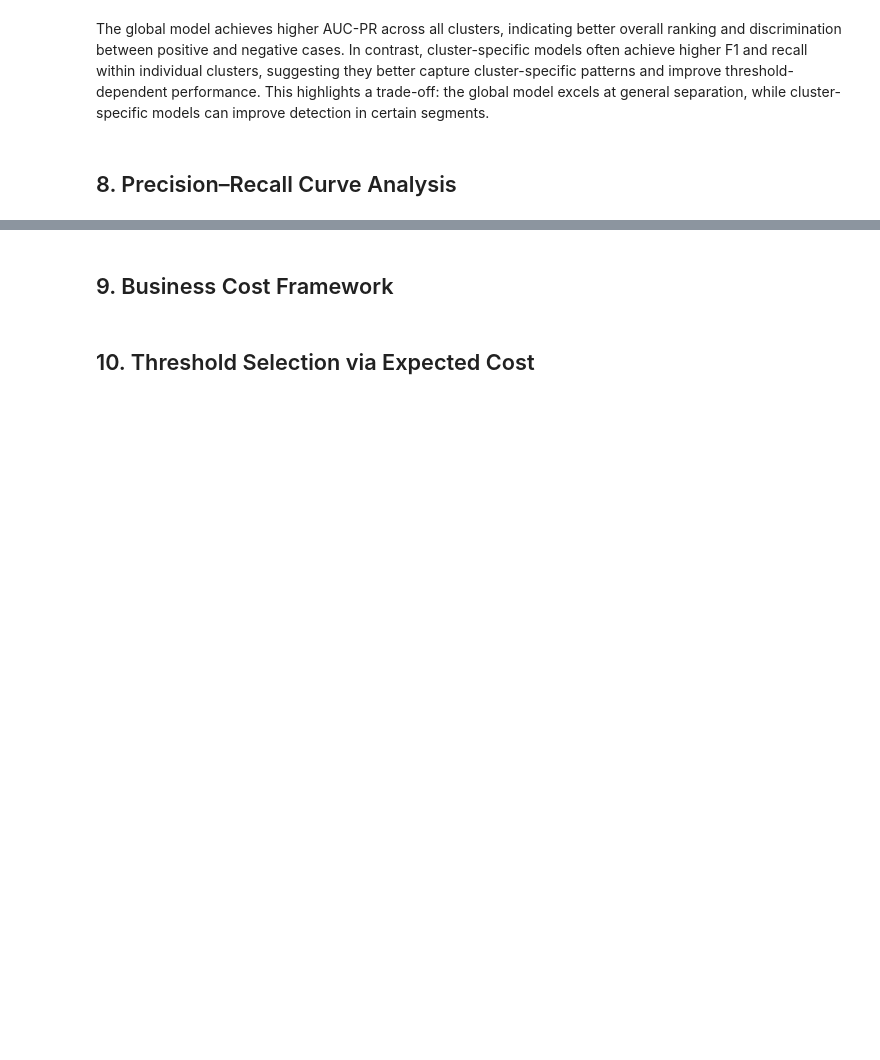
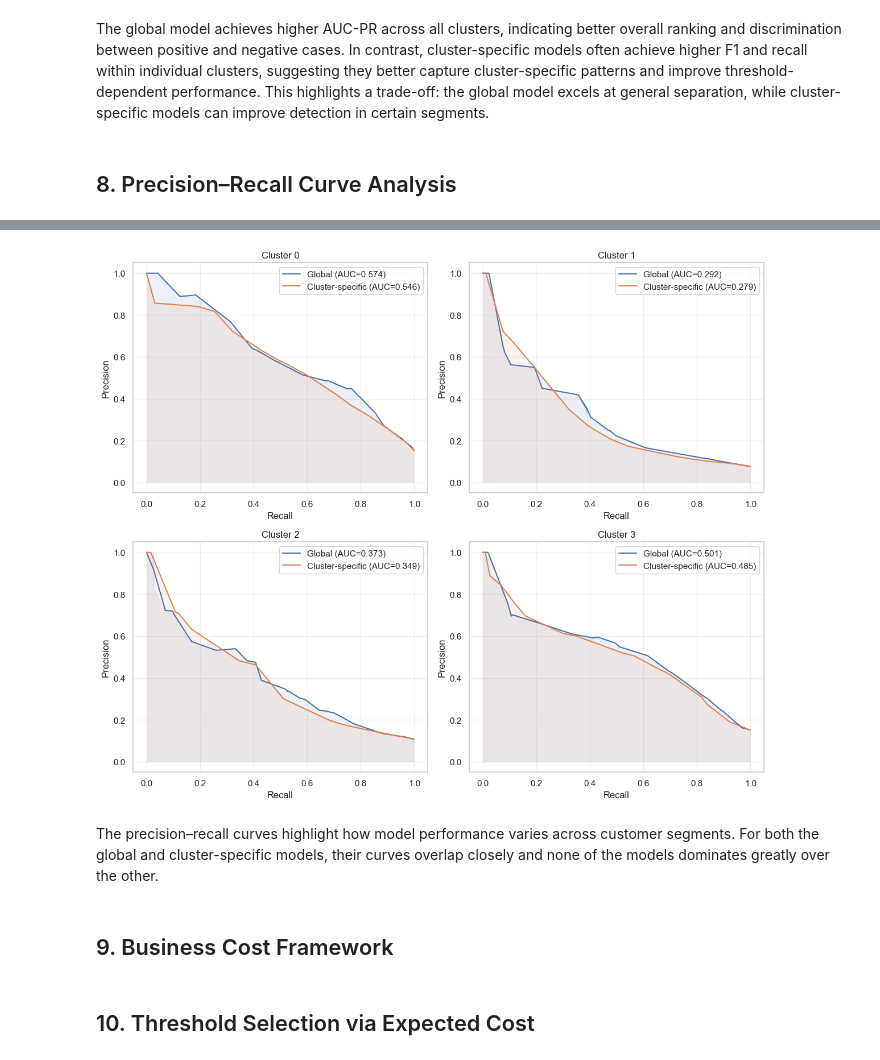
Before and after one commit to tonantzin-real/IDS_705_final_project, a Jupyter notebook: 03_training.ipynb, the cells around one changed output, grey strips where cells are left out. Drawn from its saved outputs; the diff is of its cells as text; code cells hidden in the pictures; blank space fills up the shorter version.

Commit message:
Add 8. Precision–Recall Curve Analysis

```diff
--- a/03_training.ipynb
+++ b/03_training.ipynb
@@ -1235,0 +1156,16 @@ for cluster_id in sorted(X_val_full[cluster_col].unique()):
+# %%
+MODEL_DIR = Path("models")
+
+global_model = joblib.load(MODEL_DIR / "global_model.joblib")
+global_calibrator = joblib.load(MODEL_DIR / "global_calibrator.joblib")
+global_metadata = joblib.load(MODEL_DIR / "global_metadata.joblib")
+# %%
+# load validation data (full, with cluster labels)
+X_val_full, y_val = load_dataset("02", "validation")
+
+cluster_col = "cluster"
+# X_val_full already has cluster labels
+X_val = X_val_full.drop(columns=[cluster_col])
+
+# Ensure correct feature order for global model
+X_val_global = X_val[global_metadata["features"]]
@@ -1235,0 +1183,6 @@ for cluster_id in sorted(X_val_full[cluster_col].unique()):
+# %%
+# Raw probabilities
+global_probs_raw = global_model.predict_proba(X_val_global)[:, 1]
+
+# Calibrated probabilities
+global_probs_cal = global_calibrator.transform(global_probs_raw)
@@ -1236,3 +1202,18 @@ for cluster_id in sorted(X_val_full[cluster_col].unique()):
+# %%
+plot_cluster_pr_curves(
+    global_probs_cal=global_probs_cal,
+    y_val=y_val,
+    X_val=X_val,
+    cluster_models=cluster_models,
+    cluster_calibrators=cluster_calibrators,
+    cluster_metadata=cluster_metadata,
+    X_val_full=X_val_full,
+    cluster_col="cluster",
+)
+# %% [output]
+[figure, added]
+# %% [markdown]
+The precision–recall curves highlight how model performance varies across customer segments. For both the global and cluster-specific models, their curves overlap closely and none of the models dominates greatly over the other.
 # %% [markdown]
 ## 9. Business Cost Framework
 # %% [markdown]
```
Also changed, not shown: parts of 6 cells of this notebook, 2 other files.
